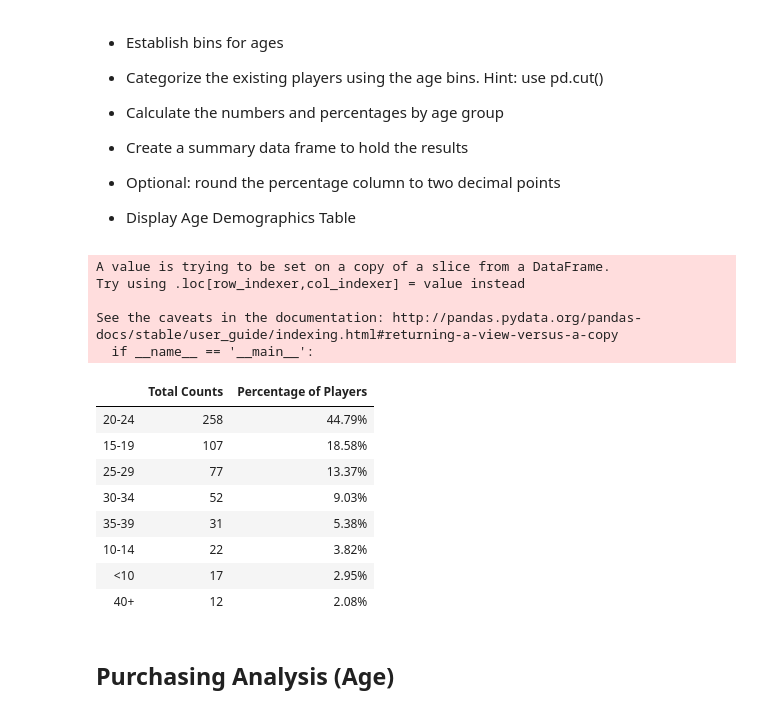
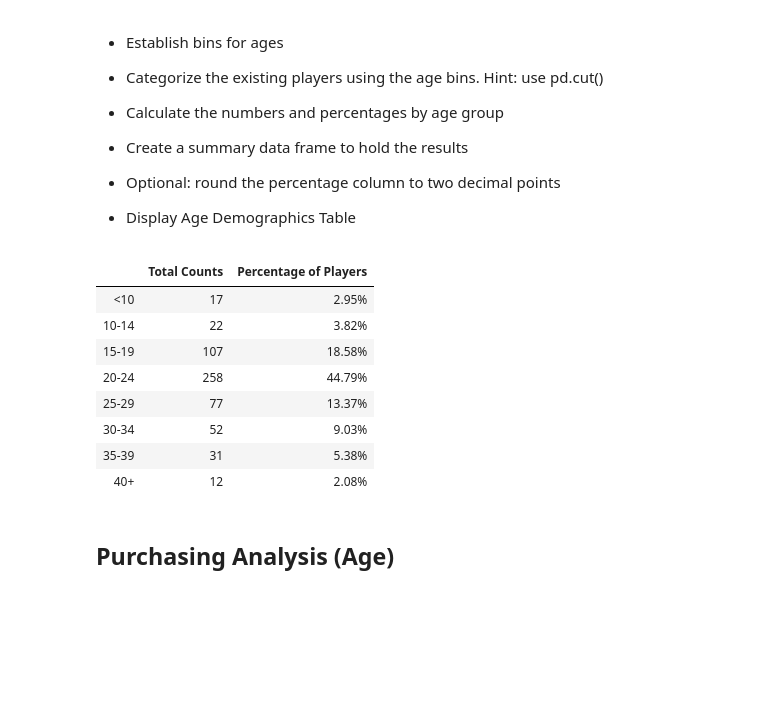
Before and after one commit to Tbwheeler94/Pandas-Challenge, a Jupyter notebook: HeroesOfPymoli/HeroesOfPymoli_script.ipynb, the cells around one changed output. Cells and saved outputs as stored; diff of their text form; code cells hidden in the pictures; blank space fills up the shorter version.

```diff
--- a/HeroesOfPymoli/HeroesOfPymoli_script.ipynb
+++ b/HeroesOfPymoli/HeroesOfPymoli_script.ipynb
@@ -195,39 +195,34 @@ pa_summary_df
 # %%
 # Create bins
 bins = [0, 9.9, 14.9, 19.9, 24.9, 29.9, 34.9, 39.9, 100]
 
 # Create the names for the bins
 group_names = ["<10", "10-14", "15-19", "20-24", "25-29", "30-34", "35-39", "40+"]
 
 #Create new column in data frame gender_df3 with total counts for each age
-gender_df4 = gender_df[["Age"]]
-gender_df4["Total Count"] = pd.cut(gender_df4["Age"], bins, labels=group_names, include_lowest=True)
-value_counts_players = gender_df4["Total Count"].value_counts()
+gender_df3 = gender_df.loc[:, ["Age", "Gender"]]
+gender_df3["Total Count"] = pd.cut(gender_df3["Age"], bins, labels=group_names, include_lowest=True)
+value_counts_players = gender_df3["Total Count"].value_counts(sort=False)
 
 listofvalues = []
 for value in value_counts_players:
     listofvalues.append(value / (male_players + female_players + other_players)*100)
 
 #Final Data Frame
 age_demo_summary_df = pd.DataFrame({"Total Counts": value_counts_players, "Percentage of Players": listofvalues})
 
 age_demo_summary_df["Percentage of Players"] = age_demo_summary_df["Percentage of Players"].map("{:,.2f}%".format)
 
 age_demo_summary_df
 # %% [output]
-A value is trying to be set on a copy of a slice from a DataFrame.
-Try using .loc[row_indexer,col_indexer] = value instead
-
-See the caveats in the documentation: http://pandas.pydata.org/pandas-docs/stable/user_guide/indexing.html#returning-a-view-versus-a-copy
-  if __name__ == '__main__':
 |  | Total Counts | Percentage of Players |
+| <10 | 17 | 2.95% |
+| 10-14 | 22 | 3.82% |
+| 15-19 | 107 | 18.58% |
 | 20-24 | 258 | 44.79% |
-| 15-19 | 107 | 18.58% |
 | 25-29 | 77 | 13.37% |
 | 30-34 | 52 | 9.03% |
 | 35-39 | 31 | 5.38% |
-| 10-14 | 22 | 3.82% |
-| <10 | 17 | 2.95% |
 | 40+ | 12 | 2.08% |
 # %% [markdown]
 ## Purchasing Analysis (Age)
```
